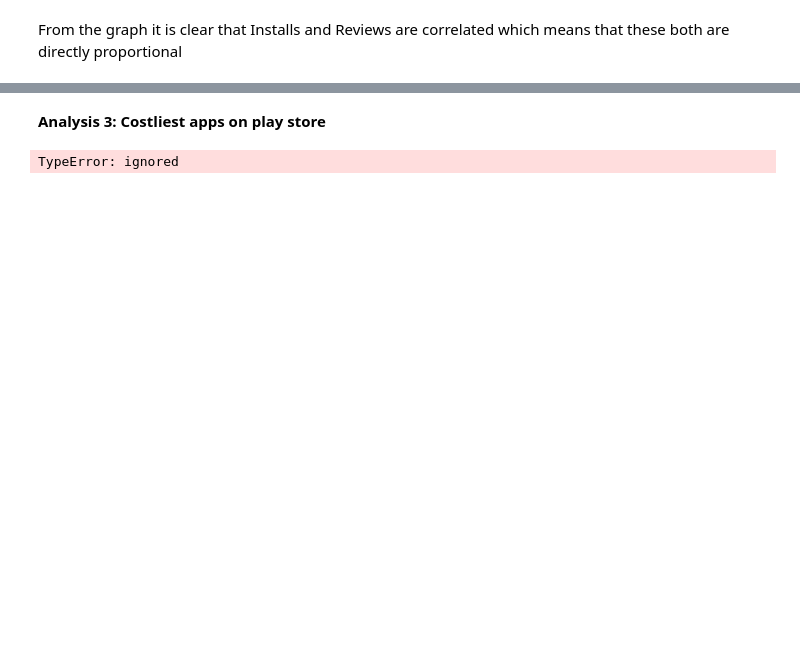
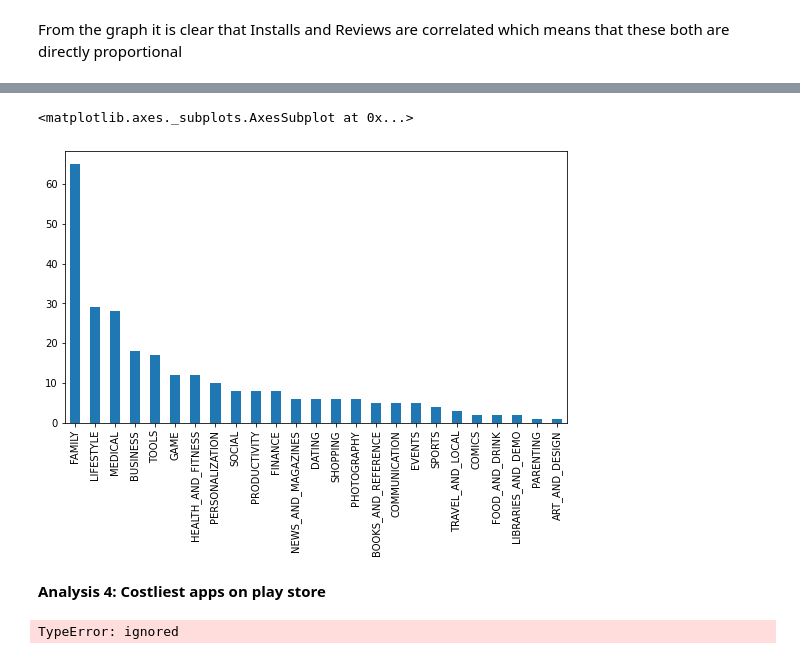
Before and after one commit to ankii7546/Play-Store-App-Review-Analysis, a Jupyter notebook: Capstone_Project_Play_Store_App_Review_Analysis_Individual.ipynb, the cells around one changed output, grey strips where cells are left out. Saved outputs shown, nothing was run; the diff lists cells and outputs as text; code cells hidden in the pictures; blank space fills up the shorter version.

```diff
--- a/Capstone_Project_Play_Store_App_Review_Analysis_Individual.ipynb
+++ b/Capstone_Project_Play_Store_App_Review_Analysis_Individual.ipynb
@@ -274,0 +305,4 @@ From the graph it is clear that Installs and Reviews are correlated which means
+# %%
+maxrated_df=store_df[store_df['Rating']==5.0]
+graph_data=maxrated_df['Category'].value_counts()
+graph_data
@@ -275,5 +327,10 @@ From the graph it is clear that Installs and Reviews are correlated which means
+# %%
+graph_data.plot(kind='bar')
+# %% [output]
+<matplotlib.axes._subplots.AxesSubplot at 0x...>
+[figure, added]
 # %% [markdown]
-**Analysis 3: Costliest apps on play store**
+**Analysis 4: Costliest apps on play store**
 # %%
 top10PaidApps= store_df[store_df['Type'] == 'Paid'].sort_values(by='Price', ascending=False)[['App','Price']]
 top10PaidApps.set_index[['App']]
```
Also changed, not shown: parts of 7 cells of this notebook.
